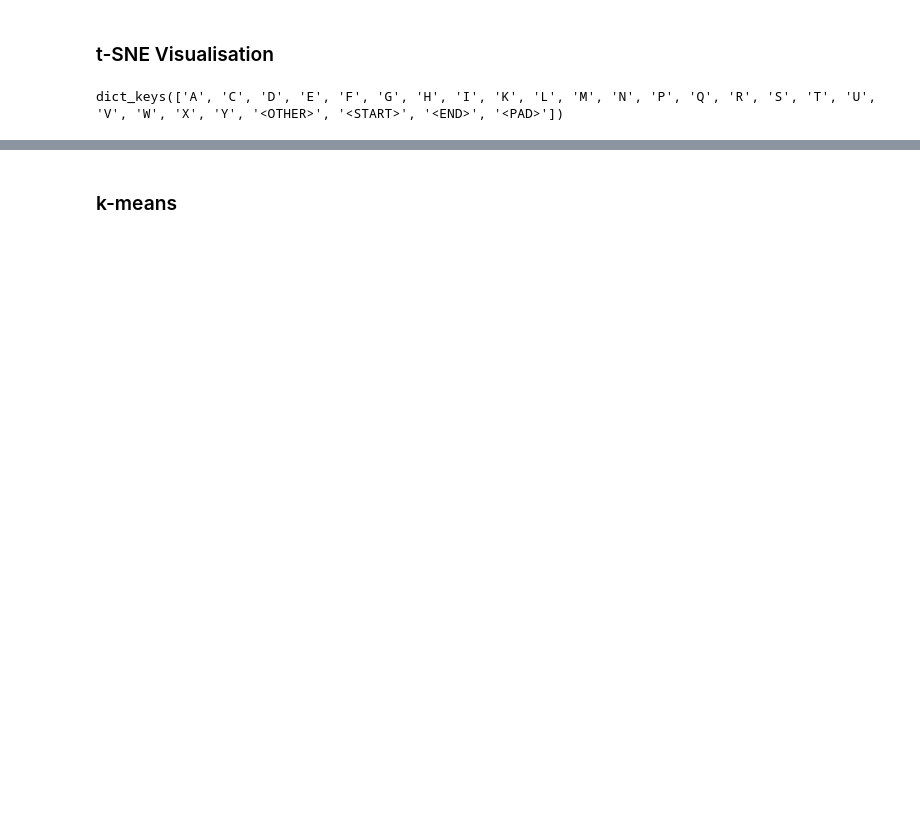
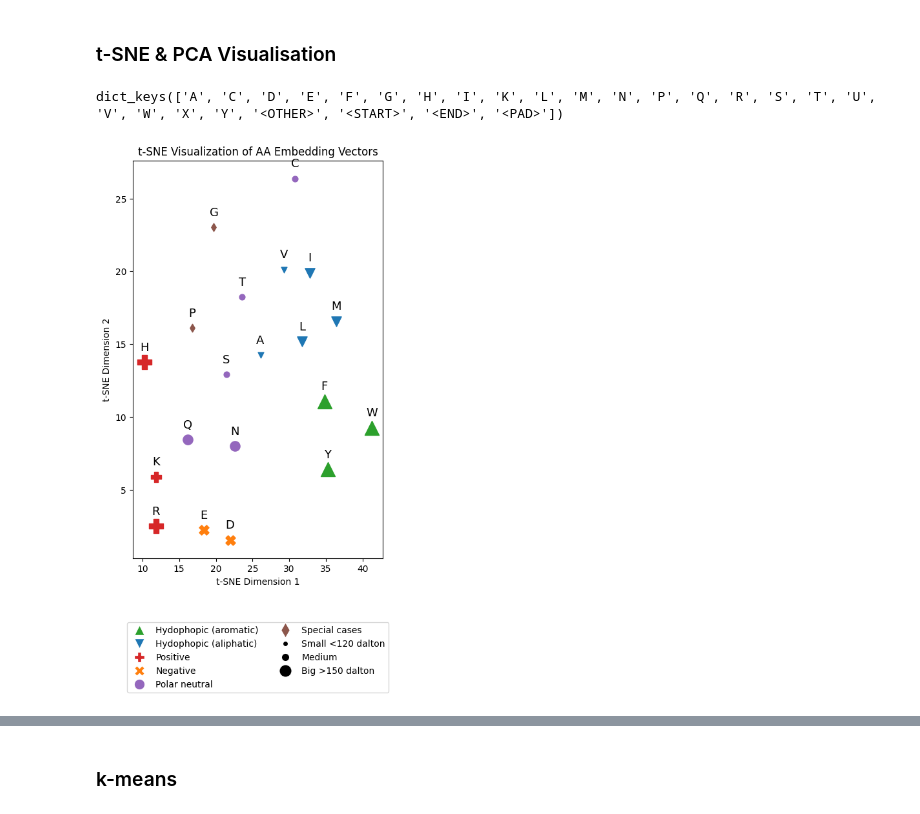
Before and after one commit to furkanakkurt1335/549-term-project, a Jupyter notebook: aa_embeddings/embedding_clustering.ipynb, the cells around one changed output, grey strips where cells are left out. Saved outputs shown, nothing was run; the diff lists cells and outputs as text; code cells hidden in the pictures; blank space fills up the shorter version.

```diff
--- a/aa_embeddings/embedding_clustering.ipynb
+++ b/aa_embeddings/embedding_clustering.ipynb
@@ -11,5 +12,5 @@ from sklearn.cluster import SpectralClustering
 # %% [markdown]
-### t-SNE Visualisation
+### t-SNE & PCA Visualisation
 # %%
 json_file_path = 'amino_acid_to_embedding.json'
 
@@ -66,4 +67,70 @@ polar_neutral_aas = ['N','C','Q','S','T']
 hydrophobic_aromatic_aas = ['F','W','Y']
 hydrophobic_aliphatic_aas = [ 'A', 'I','L','M','V']
 unique_aas= ['G','P']
+# %%
+# Apply t-SNE
+tsne = TSNE(n_components=2, perplexity=8,random_state=42)
+tsne_result = tsne.fit_transform(vectors)
+
+
+# Plot the t-SNE result with labels and colors according to the clusters
+plt.figure(figsize=(5, 8))
+for i, key in enumerate(keys):
+    if aa_masses[key] < 130:
+        marker_size = 40
+    elif aa_masses[key] > 150:
+        marker_size = 250
+    else:
+        marker_size = 120
+
+    if key in  positive_charged_aas:
+        marker = "P"
+        color = "tab:red"
+    elif key in negative_charged_aas:
+        marker = "X"
+        color = "tab:orange"
+    elif key in  polar_neutral_aas:
+        marker = "o"
+        color = "tab:purple"
+    elif key in hydrophobic_aromatic_aas:
+        marker = "^"
+        color = "tab:green"
+    elif key in hydrophobic_aliphatic_aas:
+        marker = "v"
+        color = "tab:blue"
+    elif key in unique_aas:
+        marker = "d"
+        color = "tab:brown"
+    else:
+        marker = "*"
+        color = "k"
+    plt.scatter(tsne_result[i, 0], tsne_result[i, 1], c=color,marker=marker, s=marker_size)
+
+# Annotate each point with its corresponding key
+for i, key in enumerate(keys):
+    #amino_acid_symbol = amino_acid_symbols.get(key, key)
+    plt.annotate(key, (tsne_result[i, 0], tsne_result[i, 1]),
+                 xytext=(0, 10), fontsize = 13,
+                 textcoords='offset points',
+                 ha='center', va='bottom')
+
+plt.title('t-SNE Visualization of AA Embedding Vectors')
+plt.xlabel('t-SNE Dimension 1')
+plt.ylabel('t-SNE Dimension 2')
+legend_marker_size = 12
+legend_elements = [Line2D([0], [0], marker='^', color='white', label='Hydophopic (aromatic)',markerfacecolor='tab:green', markersize=legend_marker_size),
+                   Line2D([0], [0], marker='v', color='white', label='Hydophopic (aliphatic)',markerfacecolor='tab:blue', markersize=legend_marker_size),
+                   Line2D([0], [0], marker='P', color='white', label='Positive',markerfacecolor='tab:red', markersize=legend_marker_size),
+                   Line2D([0], [0], marker='X', color='white', label='Negative',markerfacecolor='tab:orange', markersize=legend_marker_size),
+                   Line2D([0], [0], marker='o', color='white', label='Polar neutral',markerfacecolor='tab:purple', markersize=legend_marker_size),
+                   Line2D([0], [0], marker='d', color='white', label='Special cases',markerfacecolor='tab:brown', markersize=legend_marker_size),
+                   Line2D([0], [0], marker='o', color='white', label='Small <120 dalton',markerfacecolor='black', markersize=6),
+                   Line2D([0], [0], marker='o', color='white', label='Medium',markerfacecolor='black', markersize=9),
+                   Line2D([0], [0], marker='o', color='white', label='Big >150 dalton',markerfacecolor='black', markersize=14)]
+plt.legend(handles=legend_elements,loc='upper center', bbox_to_anchor=(0.5, -0.15), ncol=2)
+plt.savefig('high_resolution_plot.png', dpi=300)
+
+plt.show()
+# %% [output]
+[figure, added]
 # %%
```
Also changed, not shown: parts of 9 cells of this notebook.
